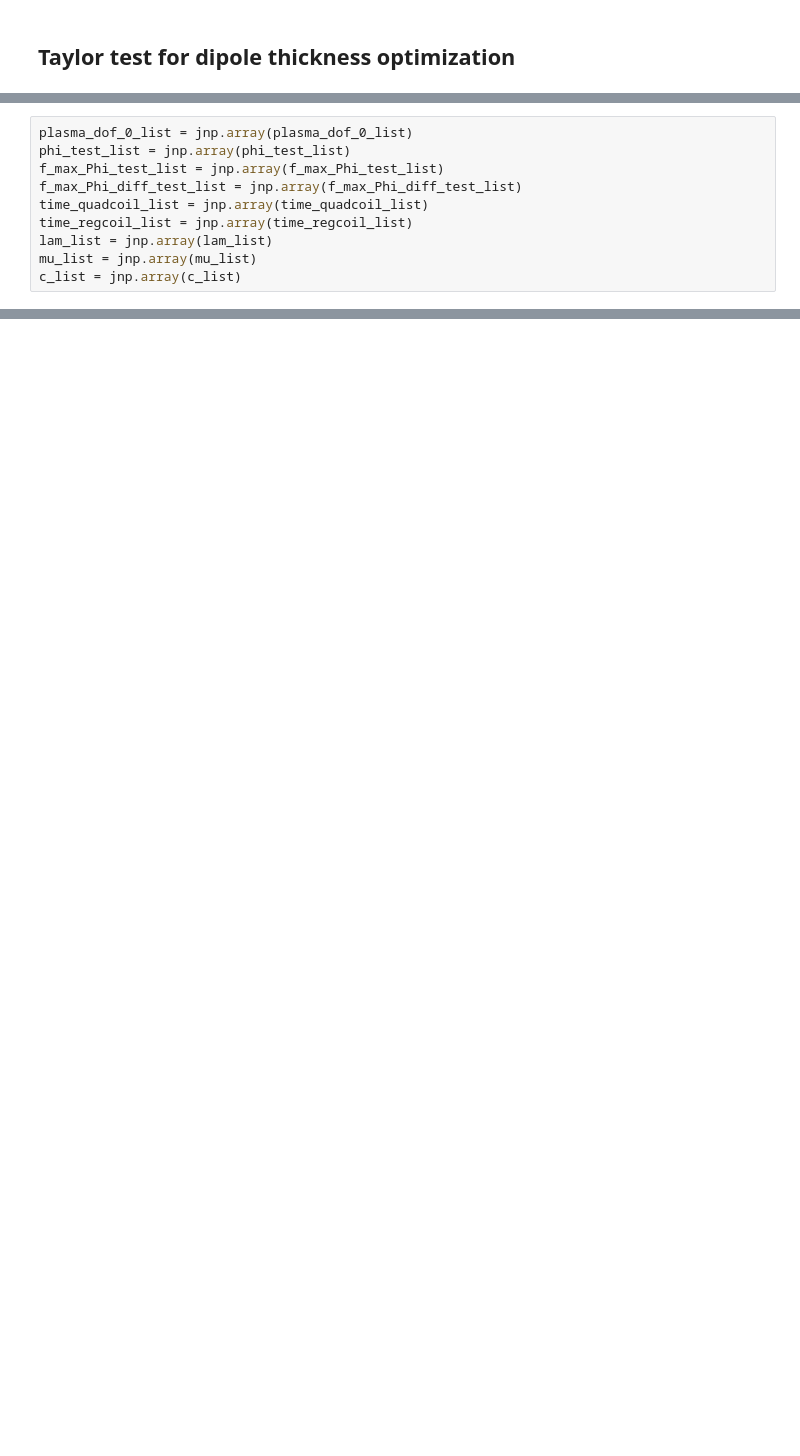
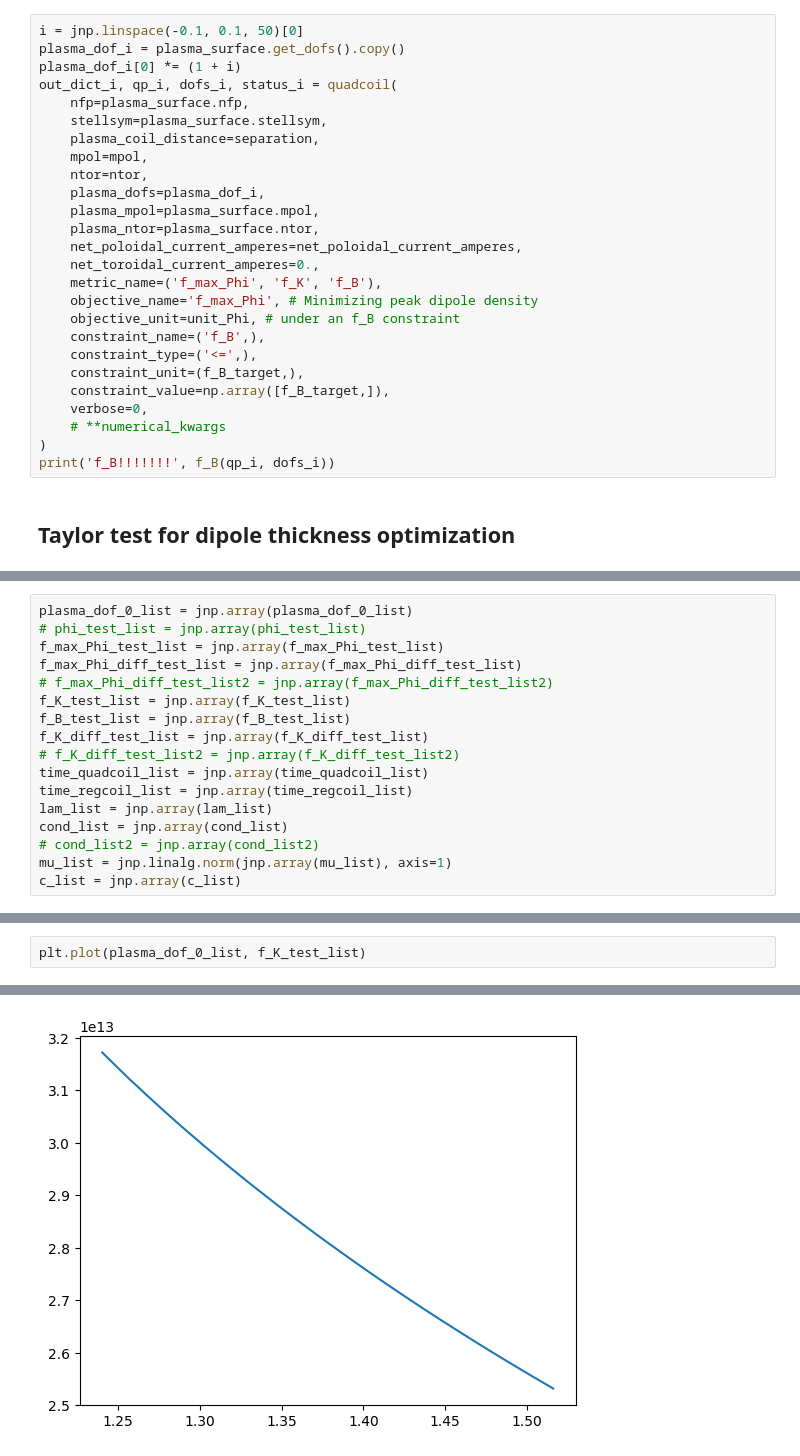
Before and after one commit to lankef/quadcoil, a Jupyter notebook: examples/dipole_density.ipynb, the cells around one changed output, grey strips where cells are left out. Drawn from its saved outputs; the diff is of its cells as text; blank space fills up the shorter version.

```diff
--- a/examples/dipole_density.ipynb
+++ b/examples/dipole_density.ipynb
@@ -444 +350,27 @@ plt.show()
+# %%
+i = jnp.linspace(-0.1, 0.1, 50)[0]
+plasma_dof_i = plasma_surface.get_dofs().copy()
+plasma_dof_i[0] *= (1 + i)
+out_dict_i, qp_i, dofs_i, status_i = quadcoil(
+    nfp=plasma_surface.nfp,
+    stellsym=plasma_surface.stellsym,
+    plasma_coil_distance=separation,
+    mpol=mpol,
+    ntor=ntor,
+    plasma_dofs=plasma_dof_i,
+    plasma_mpol=plasma_surface.mpol,
+    plasma_ntor=plasma_surface.ntor,
+    net_poloidal_current_amperes=net_poloidal_current_amperes,
+    net_toroidal_current_amperes=0.,
+    metric_name=('f_max_Phi', 'f_K', 'f_B'),
+    objective_name='f_max_Phi', # Minimizing peak dipole density
+    objective_unit=unit_Phi, # under an f_B constraint
+    constraint_name=('f_B',),
+    constraint_type=('<=',),
+    constraint_unit=(f_B_target,),
+    constraint_value=np.array([f_B_target,]),
+    verbose=0,
+    # **numerical_kwargs
+)
+print('f_B!!!!!!!', f_B(qp_i, dofs_i))
 # %% [markdown]
@@ -513,10 +471,17 @@ NameError: name 'plasma_surface' is not defined
 # %%
 plasma_dof_0_list = jnp.array(plasma_dof_0_list)
-phi_test_list = jnp.array(phi_test_list)
+# phi_test_list = jnp.array(phi_test_list)
 f_max_Phi_test_list = jnp.array(f_max_Phi_test_list)
 f_max_Phi_diff_test_list = jnp.array(f_max_Phi_diff_test_list)
+# f_max_Phi_diff_test_list2 = jnp.array(f_max_Phi_diff_test_list2)
+f_K_test_list = jnp.array(f_K_test_list)
+f_B_test_list = jnp.array(f_B_test_list)
+f_K_diff_test_list = jnp.array(f_K_diff_test_list)
+# f_K_diff_test_list2 = jnp.array(f_K_diff_test_list2)
 time_quadcoil_list = jnp.array(time_quadcoil_list)
 time_regcoil_list = jnp.array(time_regcoil_list)
 lam_list = jnp.array(lam_list)
-mu_list = jnp.array(mu_list)
+cond_list = jnp.array(cond_list)
+# cond_list2 = jnp.array(cond_list2)
+mu_list = jnp.linalg.norm(jnp.array(mu_list), axis=1)
 c_list = jnp.array(c_list)
@@ -524,0 +488,3 @@ plt.plot(plasma_dof_0_list, f_max_Phi_test_list)
+# %%
+plt.plot(plasma_dof_0_list, f_K_test_list)
+# %% [output]
@@ -524,0 +492 @@ plt.plot(plasma_dof_0_list, f_max_Phi_test_list)
+[figure, added]
```
Also changed, not shown: parts of 25 cells of this notebook, 9 other files.
